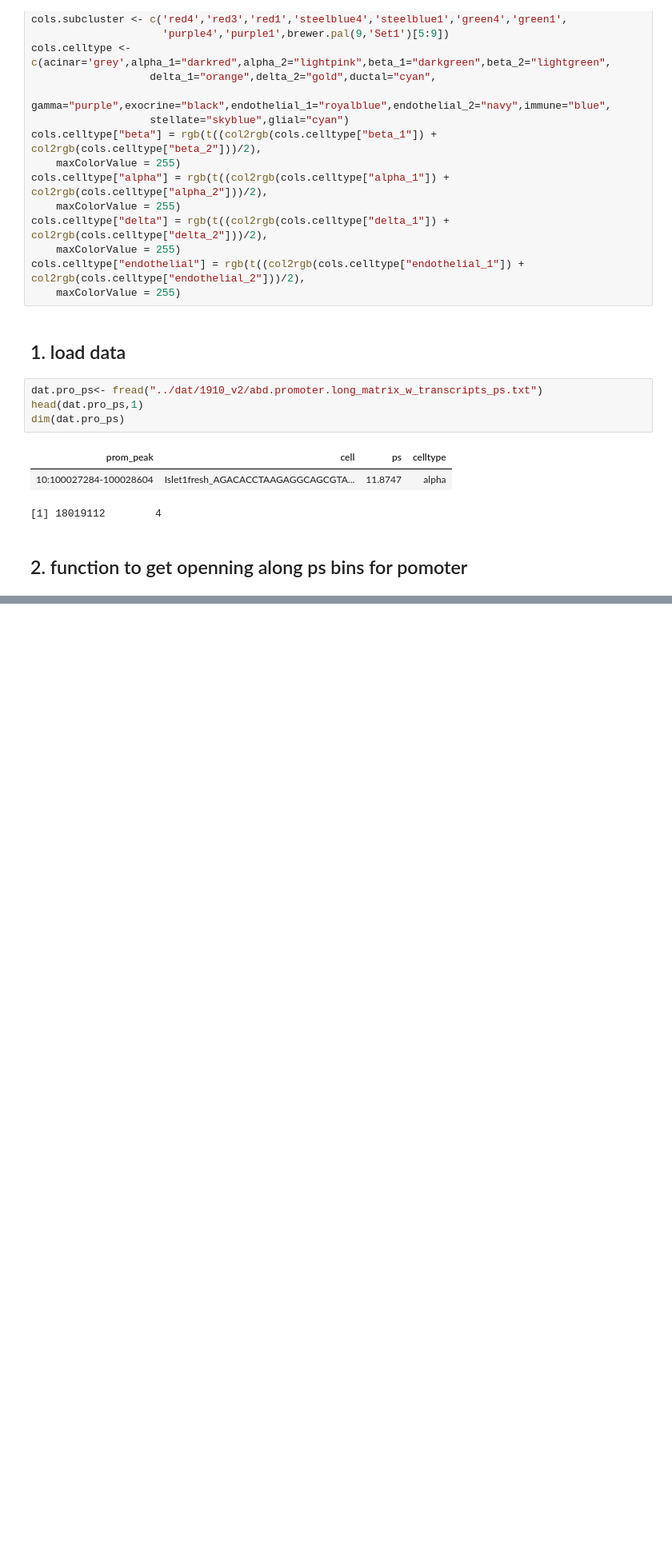
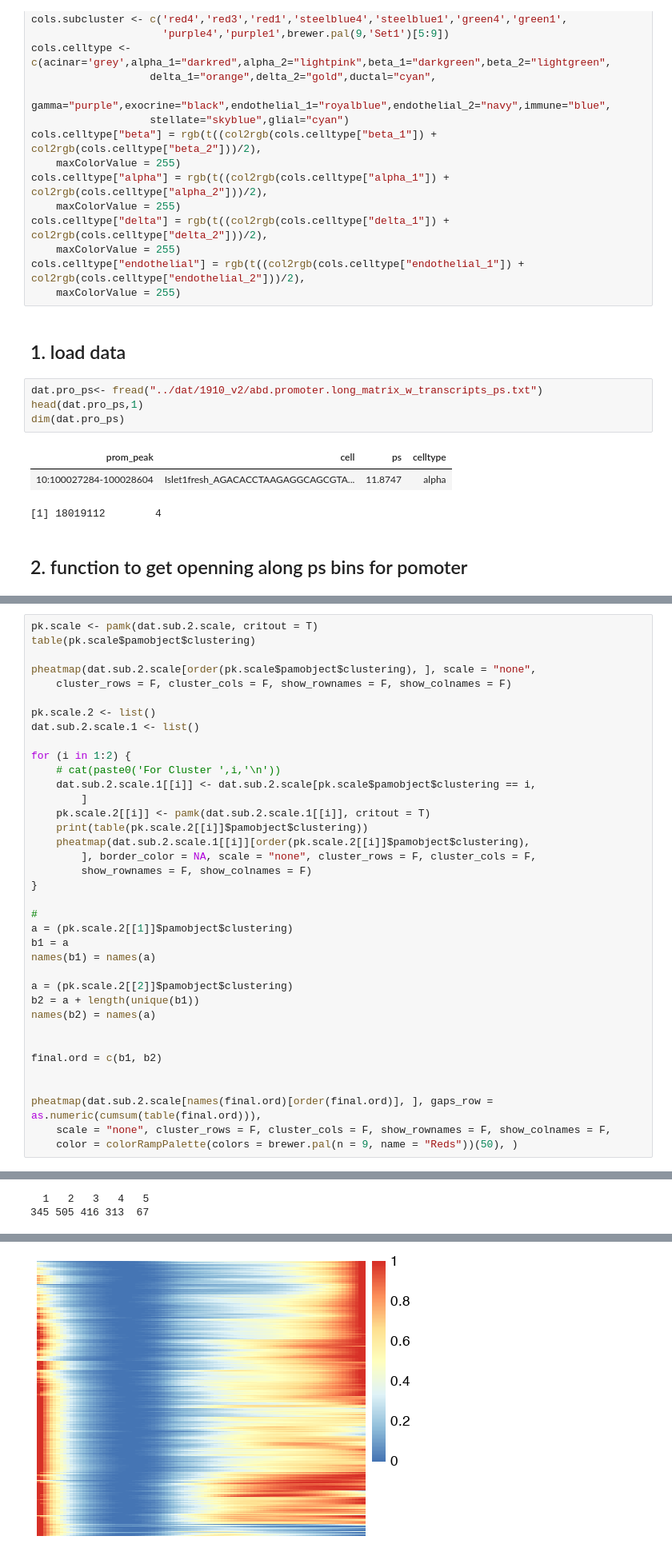
Before and after one commit to biomystery/islet_figs_motifs, a Jupyter notebook: multiple_promoter_transcript_level/05d.smooth_clustering_DA_peaks.ipynb, the cells around one changed output, grey strips where cells are left out. Shown at 80% size. Cells and saved outputs as stored; diff of their text form; blank space fills up the shorter version.

```diff
--- a/multiple_promoter_transcript_level/05d.smooth_clustering_DA_peaks.ipynb
+++ b/multiple_promoter_transcript_level/05d.smooth_clustering_DA_peaks.ipynb
@@ -296,0 +315,38 @@ system("open ../figures/Fig2/subfigs/fig2f_motif_prom.max.speaman_cor.csv")
+# %%
+pk.scale <- pamk(dat.sub.2.scale, critout = T)
+table(pk.scale$pamobject$clustering)
+
+pheatmap(dat.sub.2.scale[order(pk.scale$pamobject$clustering), ], scale = "none",
+    cluster_rows = F, cluster_cols = F, show_rownames = F, show_colnames = F)
+
+pk.scale.2 <- list()
+dat.sub.2.scale.1 <- list()
+
+for (i in 1:2) {
+    # cat(paste0('For Cluster ',i,'\n'))
+    dat.sub.2.scale.1[[i]] <- dat.sub.2.scale[pk.scale$pamobject$clustering == i,
+        ]
+    pk.scale.2[[i]] <- pamk(dat.sub.2.scale.1[[i]], critout = T)
+    print(table(pk.scale.2[[i]]$pamobject$clustering))
+    pheatmap(dat.sub.2.scale.1[[i]][order(pk.scale.2[[i]]$pamobject$clustering),
+        ], border_color = NA, scale = "none", cluster_rows = F, cluster_cols = F,
+        show_rownames = F, show_colnames = F)
+}
+
+#
+a = (pk.scale.2[[1]]$pamobject$clustering)
+b1 = a
+names(b1) = names(a)
+
+a = (pk.scale.2[[2]]$pamobject$clustering)
+b2 = a + length(unique(b1))
+names(b2) = names(a)
+
+
+final.ord = c(b1, b2)
+
+
+pheatmap(dat.sub.2.scale[names(final.ord)[order(final.ord)], ], gaps_row = as.numeric(cumsum(table(final.ord))),
+    scale = "none", cluster_rows = F, cluster_cols = F, show_rownames = F, show_colnames = F,
+    color = colorRampPalette(colors = brewer.pal(n = 9, name = "Reds"))(50), )
+# %% [output]
@@ -296,0 +362,2 @@ system("open ../figures/Fig2/subfigs/fig2f_motif_prom.max.speaman_cor.csv")
+  1   2   3   4   5
+345 505 416 313  67
@@ -296,0 +376 @@ system("open ../figures/Fig2/subfigs/fig2f_motif_prom.max.speaman_cor.csv")
+[figure, added]
```
Also changed, not shown: parts of 44 cells of this notebook, 10 other files.
